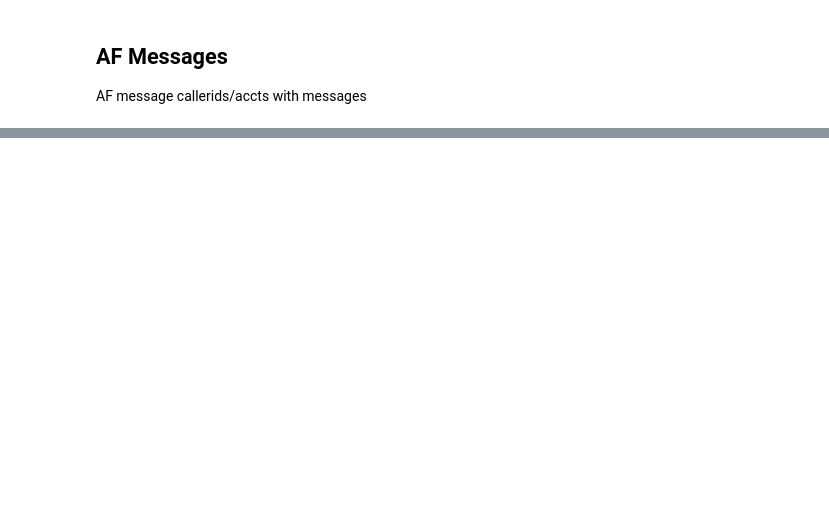
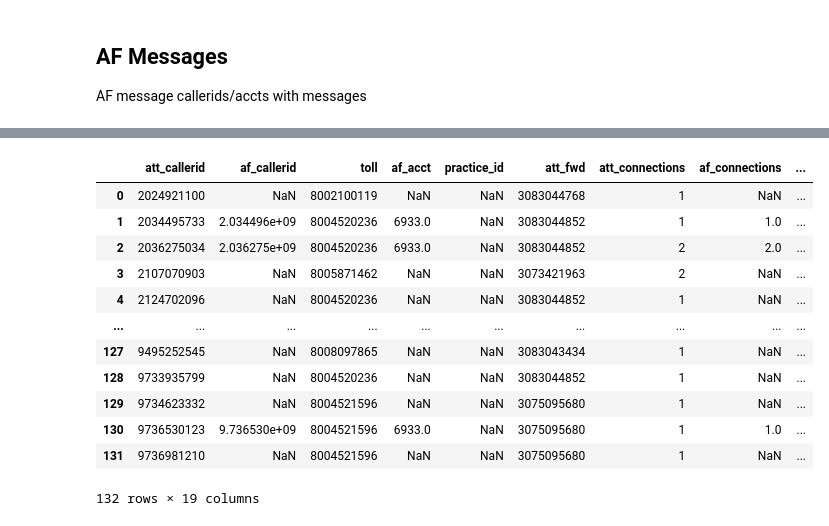
Before and after one commit to ecapoferri/MedicalMaster, a Jupyter notebook: medical_master.ipynb, the cells around one changed output, grey strips where cells are left out. Drawn from its saved outputs; the diff is of its cells as text; code cells hidden in the pictures; blank space fills up the shorter version.

```diff
--- a/medical_master.ipynb
+++ b/medical_master.ipynb
@@ -285,0 +304,19 @@ NameError: name 'df_af' is not defined
+# %%
+with db.connect() as conn:
+    mj_df = pd.read_sql_query(Path('./master_join.pgsql').read_text(), conn)
+# %%
+mj_df
+# %% [output]
+|  | att_callerid | af_callerid | toll | af_acct | practice_id | att_fwd | att_connections | af_connections | ... |
+| 0 | 2024921100 | NaN | 8002100119 | NaN | NaN | 3083044768 | 1 | NaN | ... |
+| 1 | 2034495733 | 2.034496e+09 | 8004520236 | 6933.0 | NaN | 3083044852 | 1 | 1.0 | ... |
+| 2 | 2036275034 | 2.036275e+09 | 8004520236 | 6933.0 | NaN | 3083044852 | 2 | 2.0 | ... |
+| 3 | 2107070903 | NaN | 8005871462 | NaN | NaN | 3073421963 | 2 | NaN | ... |
+| 4 | 2124702096 | NaN | 8004520236 | NaN | NaN | 3083044852 | 1 | NaN | ... |
+| ... | ... | ... | ... | ... | ... | ... | ... | ... | ... |
+| 127 | 9495252545 | NaN | 8008097865 | NaN | NaN | 3083043434 | 1 | NaN | ... |
+| 128 | 9733935799 | NaN | 8004520236 | NaN | NaN | 3083044852 | 1 | NaN | ... |
+| 129 | 9734623332 | NaN | 8004521596 | NaN | NaN | 3075095680 | 1 | NaN | ... |
+| 130 | 9736530123 | 9.736530e+09 | 8004521596 | 6933.0 | NaN | 3075095680 | 1 | 1.0 | ... |
+| 131 | 9736981210 | NaN | 8004521596 | NaN | NaN | 3075095680 | 1 | NaN | ... |
+132 rows × 19 columns
```
Also changed, not shown: parts of 6 cells of this notebook, 4 other files.
